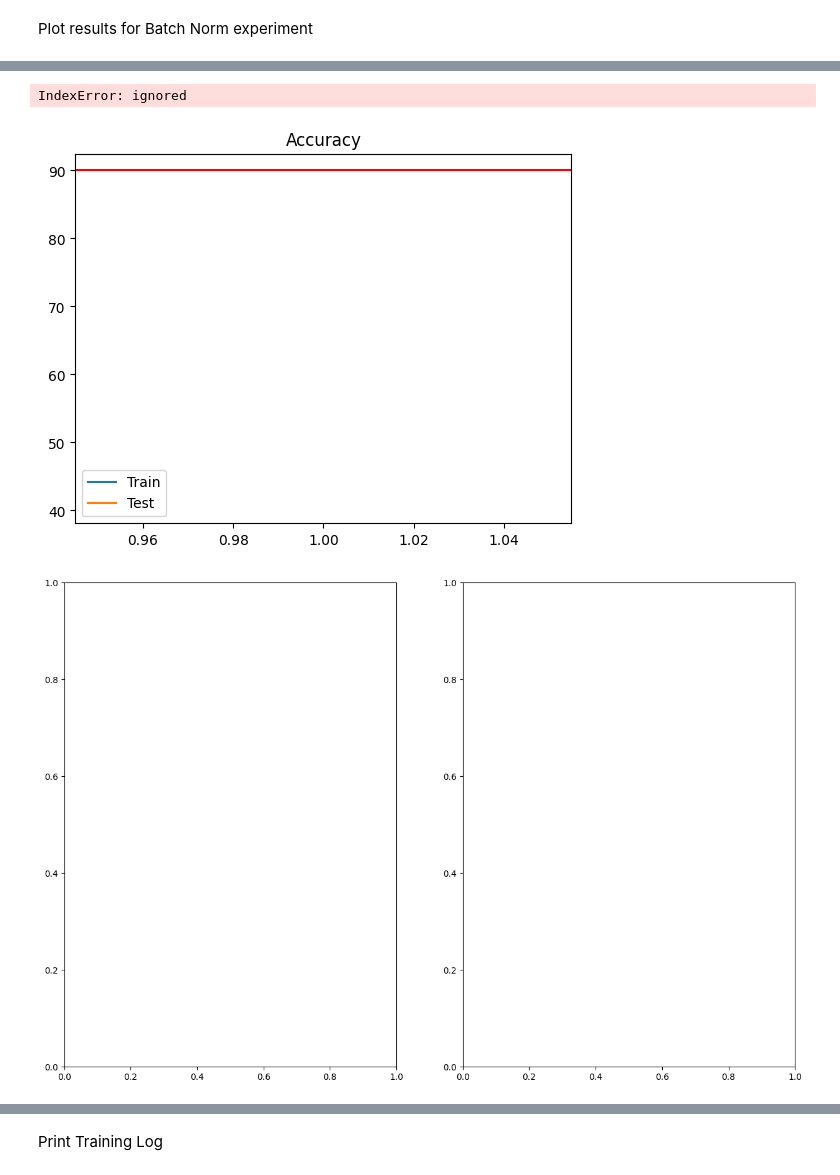
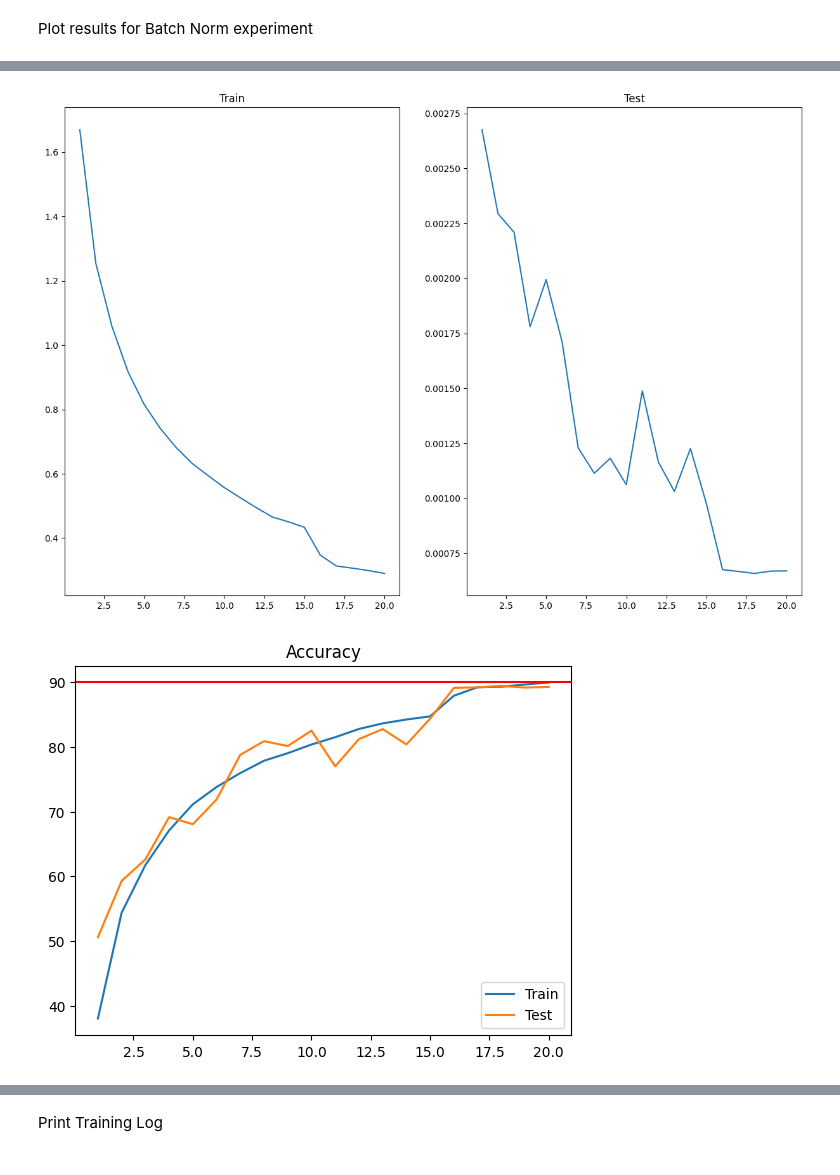
Before and after one commit to jyanivaddi/ERA_V1, a Jupyter notebook: session_11/s11.ipynb, the cells around one changed output, grey strips where cells are left out. Cells and saved outputs as stored; diff of their text form; code cells hidden in the pictures.

```diff
--- a/session_11/s11.ipynb
+++ b/session_11/s11.ipynb
@@ -52,11 +52,11 @@ Define Albumentations image augmentations. We use RandomResizedCrop, HorizontalF
 # %%
 train_transforms = A.Compose(
     [
-        AA.crops.transforms.RandomResizedCrop(height = 32,width = 32,p=0.2),
-        A.HorizontalFlip(p=0.2),
-        AA.dropout.coarse_dropout.CoarseDropout(max_holes = 1, max_height=8,
-                                                max_width=8, min_holes = 1,
-                                                min_height=8, min_width=8,
+        A.PadIfNeeded(min_height=40, min_width=40, always_apply=True),
+        A.RandomCrop(height=32, width=32, always_apply=True),
+        AA.dropout.coarse_dropout.CoarseDropout(max_holes = 1, max_height=16,
+                                                max_width=16, min_holes = 1,
+                                                min_height=16, min_width=16,
                                                 fill_value=(0.491, 0.482, 0.447),
                                                 mask_fill_value = None),
 
@@ -94,7 +96,7 @@ params['batch_size'] = 512
 params['train_transforms'] = train_transforms
 params['test_transforms'] = test_transforms
 params['num_workers'] = 2
-params['num_epochs'] = 1
+params['num_epochs'] = 20
 params['optimizer_type'] = optimizer_type
 params['optimizer_params'] = optimizer_params
 params['scheduler_type'] = scheduler_type
@@ -171,7 +204,7 @@ Plot LR values
 Plot results for Batch Norm experiment
 # %%
 plot_lr_values(lr_values)
-#plot_losses(train_losses, test_losses)
+plot_losses(train_losses, test_losses)
 plot_accuracy(train_acc, test_acc, target_test_acc=90.)
 plot_statistics(train_losses, train_acc, test_losses, test_acc, target_test_acc=90.)
 # %% [output]
@@ -179,3 +212,2 @@ plot_statistics(train_losses, train_acc, test_losses, test_acc, target_test_acc=
-IndexError: ignored
-[figure, old version]
+[figure, new version]
-[figure, old version]
+[figure, new version]
```
Also changed, not shown: parts of 10 cells of this notebook.
